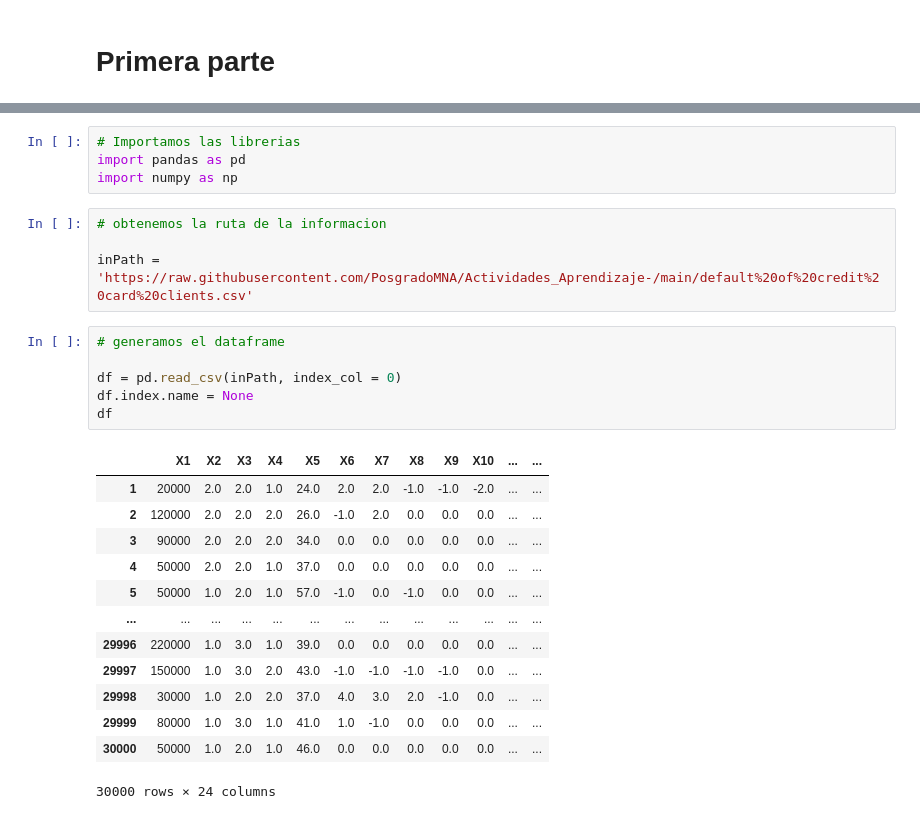
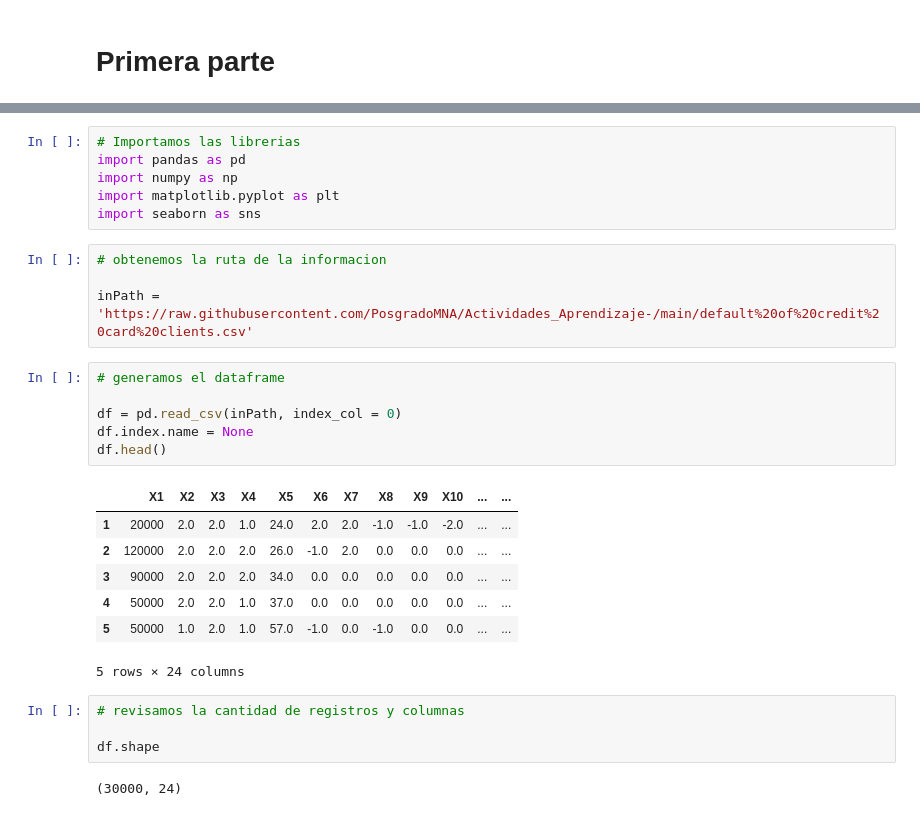
Before and after one commit to PosgradoMNA/actividades-del-projecto-equipo-46, a Jupyter notebook: Actividad_Semana_4.ipynb, the cells around one changed output, grey strips where cells are left out. Drawn from its saved outputs; the diff is of its cells as text.

```diff
--- a/Actividad_Semana_4.ipynb
+++ b/Actividad_Semana_4.ipynb
@@ -14,6 +29,8 @@
 # Importamos las librerias
 import pandas as pd
 import numpy as np
+import matplotlib.pyplot as plt
+import seaborn as sns
 # %%
 # obtenemos la ruta de la informacion
 
@@ -21,20 +38,20 @@ inPath = 'https://raw.githubusercontent.com/PosgradoMNA/Actividades_Aprendizaje-
 # %%
 # generamos el dataframe
 
 df = pd.read_csv(inPath, index_col = 0)
 df.index.name = None
-df
+df.head()
 # %% [output]
 |  | X1 | X2 | X3 | X4 | X5 | X6 | X7 | X8 | X9 | X10 | ... | ... |
 | 1 | 20000 | 2.0 | 2.0 | 1.0 | 24.0 | 2.0 | 2.0 | -1.0 | -1.0 | -2.0 | ... | ... |
 | 2 | 120000 | 2.0 | 2.0 | 2.0 | 26.0 | -1.0 | 2.0 | 0.0 | 0.0 | 0.0 | ... | ... |
 | 3 | 90000 | 2.0 | 2.0 | 2.0 | 34.0 | 0.0 | 0.0 | 0.0 | 0.0 | 0.0 | ... | ... |
 | 4 | 50000 | 2.0 | 2.0 | 1.0 | 37.0 | 0.0 | 0.0 | 0.0 | 0.0 | 0.0 | ... | ... |
 | 5 | 50000 | 1.0 | 2.0 | 1.0 | 57.0 | -1.0 | 0.0 | -1.0 | 0.0 | 0.0 | ... | ... |
-| ... | ... | ... | ... | ... | ... | ... | ... | ... | ... | ... | ... | ... |
-| 29996 | 220000 | 1.0 | 3.0 | 1.0 | 39.0 | 0.0 | 0.0 | 0.0 | 0.0 | 0.0 | ... | ... |
-| 29997 | 150000 | 1.0 | 3.0 | 2.0 | 43.0 | -1.0 | -1.0 | -1.0 | -1.0 | 0.0 | ... | ... |
-| 29998 | 30000 | 1.0 | 2.0 | 2.0 | 37.0 | 4.0 | 3.0 | 2.0 | -1.0 | 0.0 | ... | ... |
-| 29999 | 80000 | 1.0 | 3.0 | 1.0 | 41.0 | 1.0 | -1.0 | 0.0 | 0.0 | 0.0 | ... | ... |
-| 30000 | 50000 | 1.0 | 2.0 | 1.0 | 46.0 | 0.0 | 0.0 | 0.0 | 0.0 | 0.0 | ... | ... |
-30000 rows × 24 columns
+5 rows × 24 columns
+# %%
+# revisamos la cantidad de registros y columnas
+
+df.shape
+# %% [output]
+(30000, 24)
```
Also changed, not shown: parts of 7 cells of this notebook.
